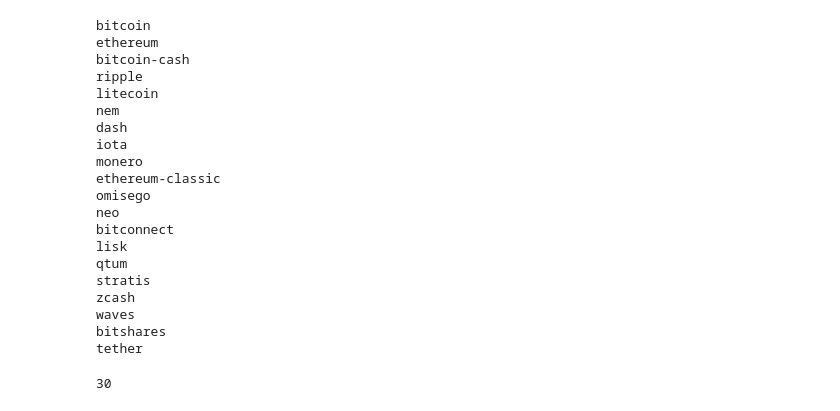
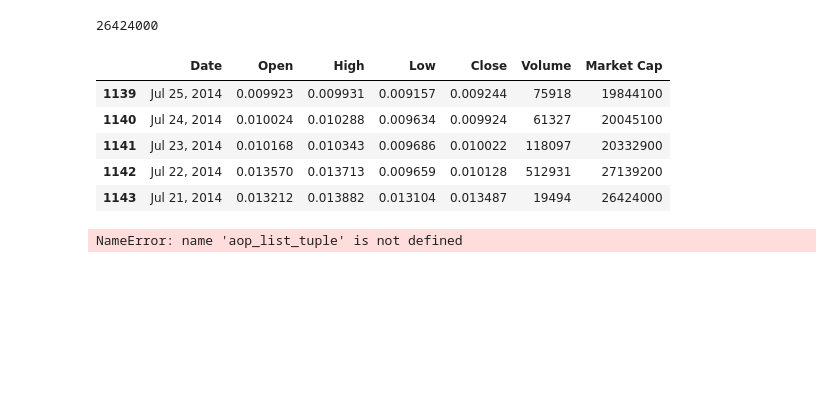
Before and after one commit to swish1zero1/python_ico_compare, a Jupyter notebook: ico_compare_playground.ipynb, the cells around one changed output. Saved outputs shown, nothing was run; the diff lists cells and outputs as text; code cells hidden in the pictures; blank space fills up the shorter version.

```diff
--- a/ico_compare_playground.ipynb
+++ b/ico_compare_playground.ipynb
@@ -16,21 +16,22 @@ def print_coin_or_coins(coin):
     else:
         print('Coin field is blank. Printing all coins:')
         for line in r.json():
-            for k in line.keys():
-                if k == 'id':
-                    print(line)
-
+            print(line)
 
 
 def get_historical_data(coin):
-    url = 'https://coinmarketcap.com/currencies/{}/historical-data/?start=19760101&end=21000101'.format(coin)
+    url = 'https://coinmarketcap.com/currencies/{}/historical-data/?start=20000428&end=21000906'.format(coin)
     test_pandas = pd.read_html(url)
+    if test_pandas[0].shape[0] < 40:  # check if coin is 'asset' and url redirected
+        url = 'https://coinmarketcap.com/assets/{}/historical-data/?start=19760101&end=21000101'.format(coin)
+        test_pandas = pd.read_html(url)
     df = test_pandas[0]
     return df
 
 
 def average_opening_price(number_days, df):
-    df = df[df.loc[:, 'Market Cap'] != '-']  # Remove Null Market Caps
+    #if df.iloc[-1, ]['Open']
+    #df = df[df.loc[:, 'Market Cap'] != '-']  # Remove Null Market Caps
     return df.iloc[-number_days:, :]['Open'].mean()
 
 
@@ -58,19 +59,6 @@ def check_price_decrease(aop_list_tuple):
             print('Day {}: {} the price was higher than ICO: {}'.format(i, aop_list_tuple[1][i], aop_list_tuple[0]))
             temp_int = i
             break
-
-    for i in range(temp_int, len(aop_list_tuple[1])):
-        if aop_list_tuple[0] > aop_list_tuple[1][i]:
-            print('Day {}: {} the price went lower than ICO again'.format(i, aop_list_tuple[1][i]))
-            temp_int = i
-            break
-
-    # for i in range(temp_int, len(aop_list_tuple[1])):
-    #     if aop_list_tuple[0] < aop_list_tuple[1][i]:
-    #         print('Day {}: {} the price went higher than ICO'.format(i, aop_list_tuple[1][i]))
-    #         temp_int = i
-    #         break
-
     for i in range(temp_int, len(aop_list_tuple[1])):
         if (2 * aop_list_tuple[0]) < aop_list_tuple[1][i]:
             print('Day {}: {} the price was more than double the ICO'.format(i, aop_list_tuple[1][i]))
@@ -110,7 +77,6 @@ for v in df['Market Cap'].values:
 # %%
-coin = 'omisego'
+
+coin = 'bitshares'
 df = get_historical_data(coin)
 days_alive = df.shape[0]
 number_days = 10
-aop_list_tuple = print_alive_prices(coin, days_alive, number_days, df)
-check_price_decrease(aop_list_tuple)
@@ -162,24 +82,0 @@ symbol
-# %%
-for line in r.json():
-    print(line['id'])
-# %% [output]
-bitcoin
-ethereum
-bitcoin-cash
-ripple
-litecoin
-nem
-dash
-iota
-monero
-ethereum-classic
-omisego
-neo
-bitconnect
-lisk
-qtum
-stratis
-zcash
-waves
-bitshares
-tether
@@ -191,5 +83,17 @@ test_pandas = pd.read_html(url)
-# %%
-if test_pandas[0].shape[0] < 40:
-    url = 'https://coinmarketcap.com/assets/{}/historical-data/?start=19760101&end=21000101'.format(coin)
-# %% [output]
-30
+# %%
+df.iloc[-1, :]['Market Cap']
+# %% [output]
+26424000
+# %%
+df.tail()
+# %% [output]
+|  | Date | Open | High | Low | Close | Volume | Market Cap |
+| 1139 | Jul 25, 2014 | 0.009923 | 0.009931 | 0.009157 | 0.009244 | 75918 | 19844100 |
+| 1140 | Jul 24, 2014 | 0.010024 | 0.010288 | 0.009634 | 0.009924 | 61327 | 20045100 |
+| 1141 | Jul 23, 2014 | 0.010168 | 0.010343 | 0.009686 | 0.010022 | 118097 | 20332900 |
+| 1142 | Jul 22, 2014 | 0.013570 | 0.013713 | 0.009659 | 0.010128 | 512931 | 27139200 |
+| 1143 | Jul 21, 2014 | 0.013212 | 0.013882 | 0.013104 | 0.013487 | 19494 | 26424000 |
+# %%
+aop_list_tuple
+# %% [output]
+NameError: name 'aop_list_tuple' is not defined
```
Also changed, not shown: parts of 10 cells of this notebook, 2 other files.
